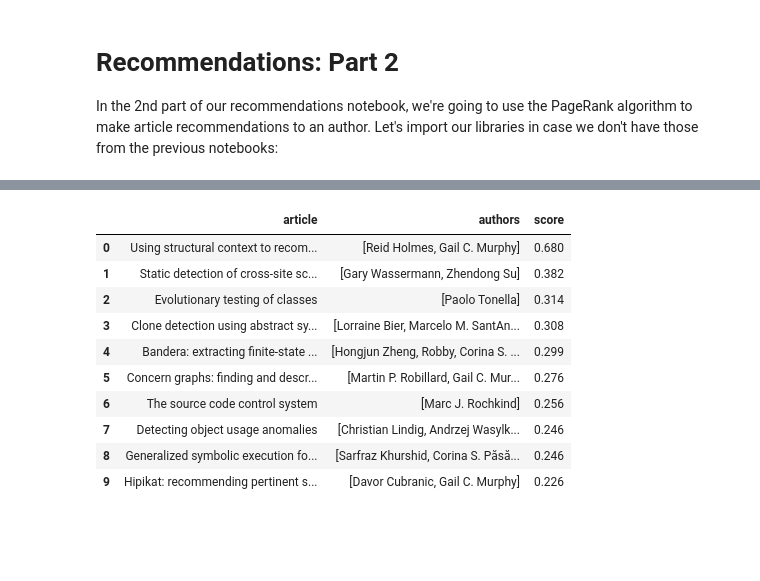
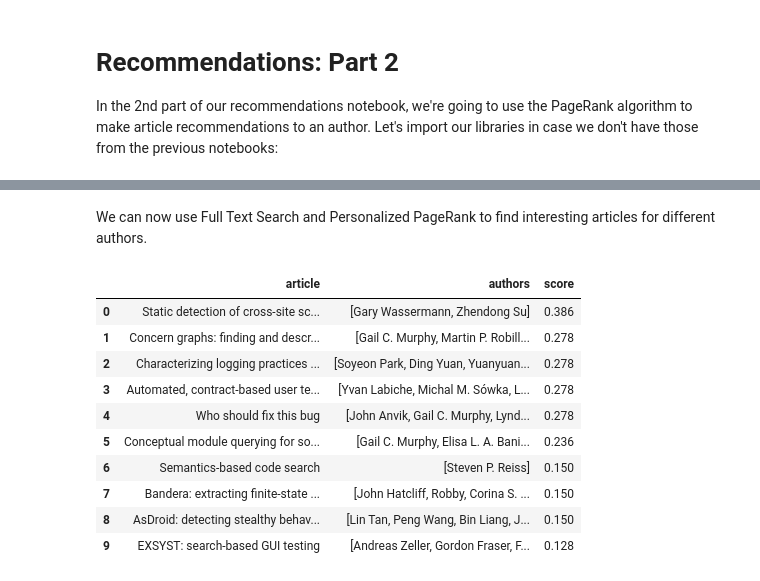
Before and after one commit to mneedham/data-science-training, a Jupyter notebook: 03_Recommendations_Part2.ipynb, the cells around one changed output, grey strips where cells are left out. Saved outputs shown, nothing was run; the diff lists cells and outputs as text; code cells hidden in the pictures; blank space fills up the shorter version.

```diff
--- a/03_Recommendations_Part2.ipynb
+++ b/03_Recommendations_Part2.ipynb
@@ -26,0 +74,13 @@ The following code will create a full text search index on the 'title' and 'abst
+# %%
+query = """
+MATCH (a:Author {name: $author})<-[:AUTHOR]-(article)-[:CITED]->(other)
+WITH collect(article) + collect(other) AS sourceNodes
+CALL algo.pageRank.stream('Article', 'CITED', {sourceNodes: sourceNodes})
+YIELD nodeId, score
+RETURN algo.getNodeById(nodeId).title AS article, score
+ORDER BY score DESC
+LIMIT 10
+"""
+
+author_name = "Peter G. Neumann"
+graph.run(query, {"author": author_name}).to_data_frame()
@@ -28,4 +108,4 @@ The following code will create a full text search index on the 'title' and 'abst
 query = """
 CALL db.index.fulltext.createNodeIndex('articles', ['Article'], ['title', 'abstract'])
 """
-graph.run(query).to_data_frame()
+graph.run(query).data()
@@ -39,0 +114,8 @@ The following
+# %%
+query = """
+CALL db.index.fulltext.queryNodes("articles", "open source")
+YIELD node, score
+RETURN node.title, score, [(author)<-[:AUTHOR]-(node) | author.name] AS authors
+LIMIT 10
+"""
+graph.run(query).to_data_frame()
@@ -39,0 +136,11 @@ The following
+# %%
+query = """
+CALL db.index.fulltext.queryNodes("articles", "open source")
+YIELD node, score
+MATCH (node)-[:AUTHOR]->(author)
+RETURN author.name, sum(score) AS totalScore, collect(node.title) AS articles
+ORDER By totalScore DESC
+LIMIT 20
+"""
+
+graph.run(query).to_data_frame()
@@ -40,34 +165,35 @@ The following
+# %% [markdown]
+We can now use Full Text Search and Personalized PageRank to find interesting articles for different authors.
 # %%
 query = """
-MATCH (a:Article)-[:AUTHOR]->(author:Author)
-WHERE author.name=$authorName
-WITH author, collect(a) as articles
+MATCH (a:Author {name: $author})<-[:AUTHOR]-(article)-[:CITED]->(other)
+WITH a, collect(article) + collect(other) AS sourceNodes
 CALL algo.pageRank.stream(
   'CALL db.index.fulltext.queryNodes("articles", $searchTerm)
    YIELD node, score
    RETURN id(node) as id',
   'MATCH (a1:Article)-[:CITED]->(a2:Article)
    RETURN id(a1) as source,id(a2) as target',
-  {sourceNodes: articles,graph:'cypher', params: {searchTerm: $searchTerm}})
+  {sourceNodes: sourceNodes,graph:'cypher', params: {searchTerm: $searchTerm}})
 YIELD nodeId, score
 WITH algo.getNodeById(nodeId) AS n, score
-WHERE not(exists((author)<-[:AUTHOR]-(n)))
+WHERE not(exists((a)<-[:AUTHOR]-(n))) AND score > 0
 RETURN n.title as article, score, [(n)-[:AUTHOR]->(author) | author.name][..5] AS authors
 order by score desc limit 10
 """
 
-params = {"authorName": "Tao Xie", "searchTerm": "open source"}
+params = {"author": "Tao Xie", "searchTerm": "open source"}
 graph.run(query, params).to_data_frame()
 # %% [output]
 |  | article | authors | score |
-| 0 | Using structural context to recom... | [Reid Holmes, Gail C. Murphy] | 0.680 |
-| 1 | Static detection of cross-site sc... | [Gary Wassermann, Zhendong Su] | 0.382 |
-| 2 | Evolutionary testing of classes | [Paolo Tonella] | 0.314 |
-| 3 | Clone detection using abstract sy... | [Lorraine Bier, Marcelo M. SantAn... | 0.308 |
-| 4 | Bandera: extracting finite-state ... | [Hongjun Zheng, Robby, Corina S. ... | 0.299 |
-| 5 | Concern graphs: finding and descr... | [Martin P. Robillard, Gail C. Mur... | 0.276 |
-| 6 | The source code control system | [Marc J. Rochkind] | 0.256 |
-| 7 | Detecting object usage anomalies | [Christian Lindig, Andrzej Wasylk... | 0.246 |
-| 8 | Generalized symbolic execution fo... | [Sarfraz Khurshid, Corina S. Păsă... | 0.246 |
-| 9 | Hipikat: recommending pertinent s... | [Davor Cubranic, Gail C. Murphy] | 0.226 |
+| 0 | Static detection of cross-site sc... | [Gary Wassermann, Zhendong Su] | 0.386 |
+| 1 | Concern graphs: finding and descr... | [Gail C. Murphy, Martin P. Robill... | 0.278 |
+| 2 | Characterizing logging practices ... | [Soyeon Park, Ding Yuan, Yuanyuan... | 0.278 |
+| 3 | Automated, contract-based user te... | [Yvan Labiche, Michal M. Sówka, L... | 0.278 |
+| 4 | Who should fix this bug | [John Anvik, Gail C. Murphy, Lynd... | 0.278 |
+| 5 | Conceptual module querying for so... | [Gail C. Murphy, Elisa L. A. Bani... | 0.236 |
+| 6 | Semantics-based code search | [Steven P. Reiss] | 0.150 |
+| 7 | Bandera: extracting finite-state ... | [John Hatcliff, Robby, Corina S. ... | 0.150 |
+| 8 | AsDroid: detecting stealthy behav... | [Lin Tan, Peng Wang, Bin Liang, J... | 0.150 |
+| 9 | EXSYST: search-based GUI testing | [Andreas Zeller, Gordon Fraser, F... | 0.128 |
 # %%
```
Also changed, not shown: parts of 15 cells of this notebook, 1 other file.
